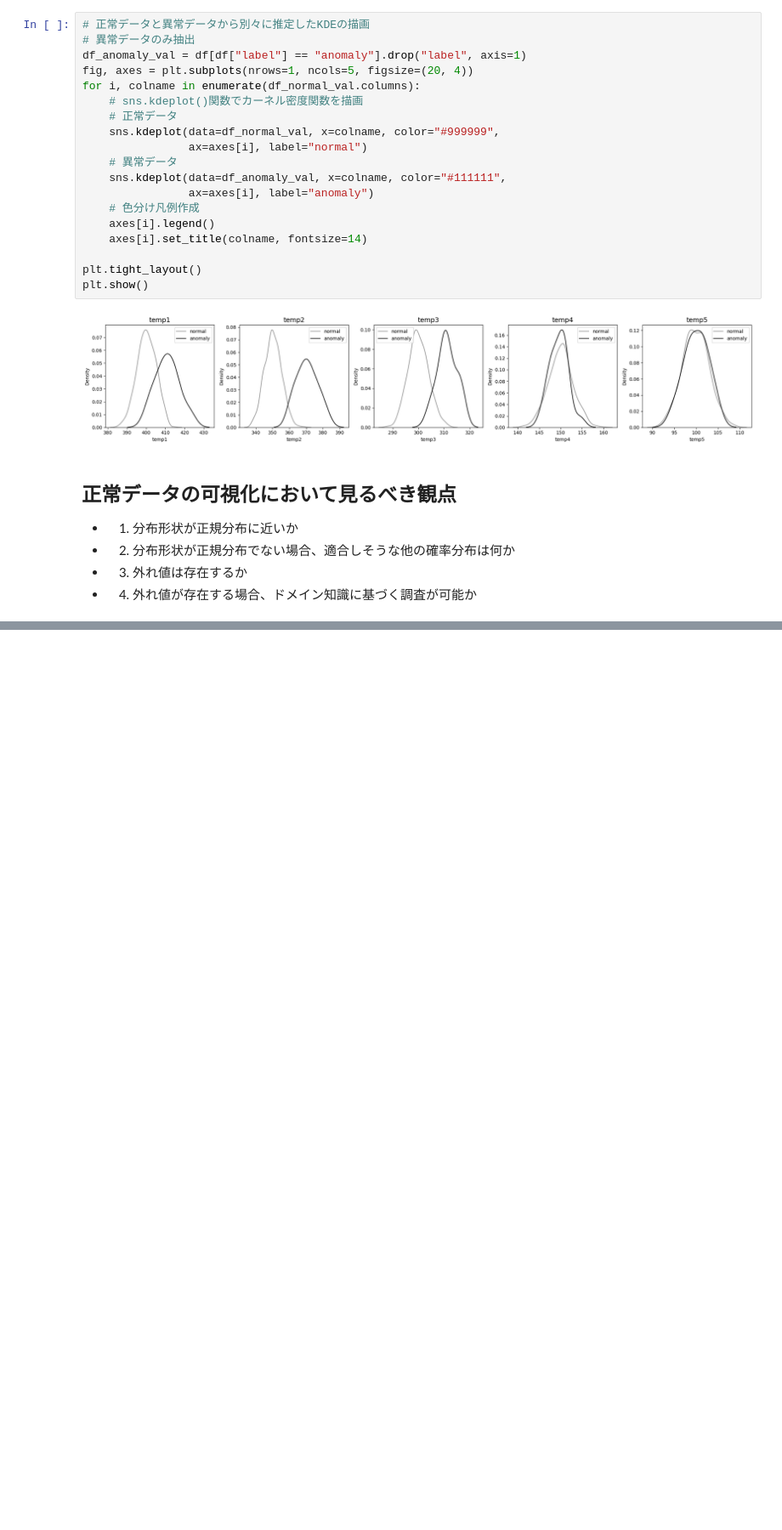
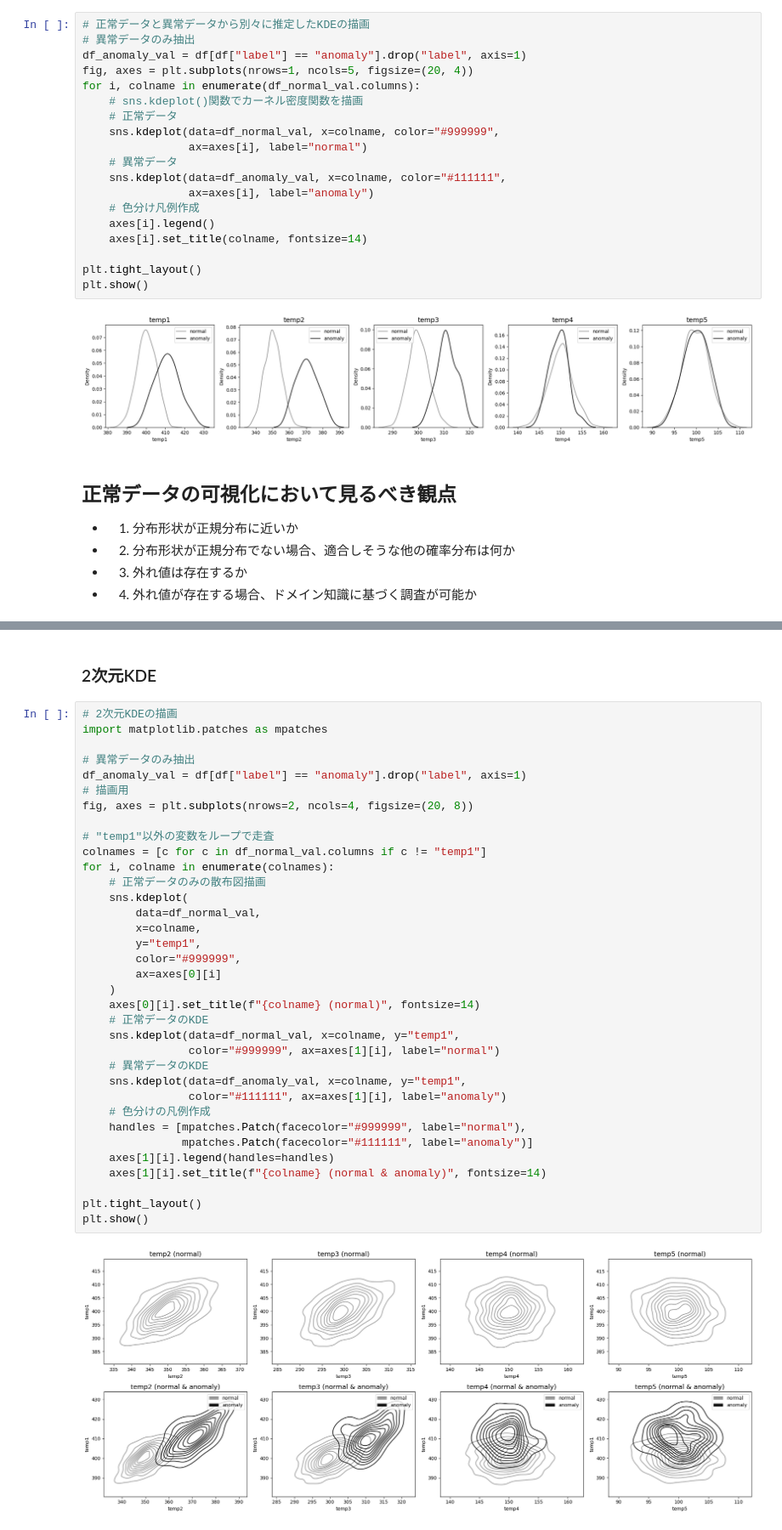
Before and after one commit to SY-256/anomaly_detection, a Jupyter notebook: notebook/chapter2_1.ipynb, the cells around one changed output, grey strips where cells are left out. Shown at 85% size. Drawn from its saved outputs; the diff is of its cells as text; blank space fills up the shorter version.

```diff
--- a/notebook/chapter2_1.ipynb
+++ b/notebook/chapter2_1.ipynb
@@ -290,0 +328,39 @@ plt.show()
+# %% [markdown]
+### 2次元KDE
+# %%
+# 2次元KDEの描画
+import matplotlib.patches as mpatches
+
+# 異常データのみ抽出
+df_anomaly_val = df[df["label"] == "anomaly"].drop("label", axis=1)
+# 描画用
+fig, axes = plt.subplots(nrows=2, ncols=4, figsize=(20, 8))
+
+# "temp1"以外の変数をループで走査
+colnames = [c for c in df_normal_val.columns if c != "temp1"]
+for i, colname in enumerate(colnames):
+    # 正常データのみの散布図描画
+    sns.kdeplot(
+        data=df_normal_val,
+        x=colname,
+        y="temp1",
+        color="#999999",
+        ax=axes[0][i]
+    )
+    axes[0][i].set_title(f"{colname} (normal)", fontsize=14)
+    # 正常データのKDE
+    sns.kdeplot(data=df_normal_val, x=colname, y="temp1",
+                color="#999999", ax=axes[1][i], label="normal")
+    # 異常データのKDE
+    sns.kdeplot(data=df_anomaly_val, x=colname, y="temp1",
+                color="#111111", ax=axes[1][i], label="anomaly")
+    # 色分けの凡例作成
+    handles = [mpatches.Patch(facecolor="#999999", label="normal"),
+               mpatches.Patch(facecolor="#111111", label="anomaly")]
+    axes[1][i].legend(handles=handles)
+    axes[1][i].set_title(f"{colname} (normal & anomaly)", fontsize=14)
+
+plt.tight_layout()
+plt.show()
+# %% [output]
+[figure, added]
```
Also changed, not shown: parts of 7 cells of this notebook.
